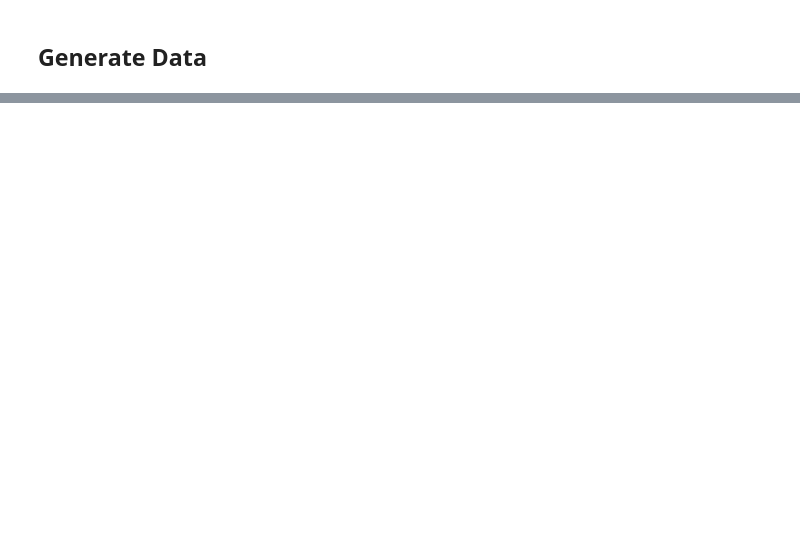
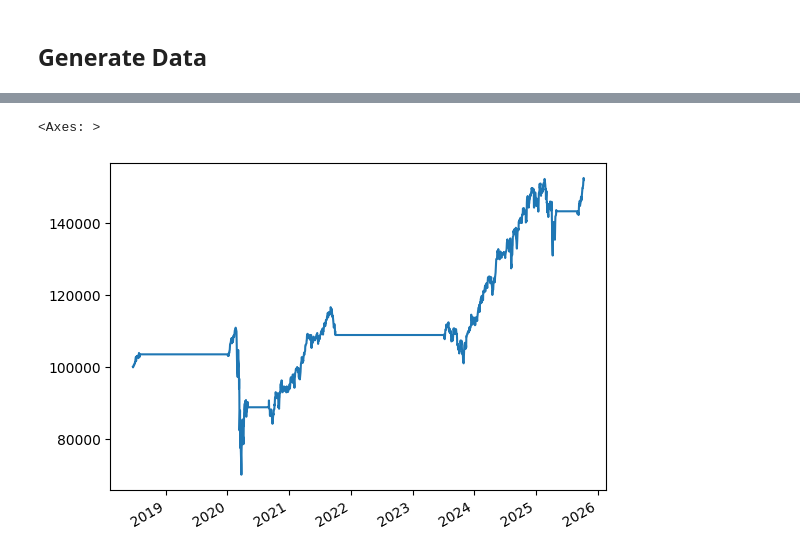
Before and after one commit to humblFINANCE/humblDATA, a Jupyter notebook: notebooks/investos/humbl_channel_simple_backtest.ipynb, the cells around one changed output, grey strips where cells are left out. Drawn from its saved outputs; the diff is of its cells as text; code cells hidden in the pictures; blank space fills up the shorter version.

Commit message:
WIP: simple backtest - added Positioning Logic - can now backtest long/short in certain regimes

```diff
--- a/notebooks/investos/humbl_channel_simple_backtest.ipynb
+++ b/notebooks/investos/humbl_channel_simple_backtest.ipynb
@@ -142,0 +157,34 @@ The autoreload extension is already loaded. To reload it, use:
+# %%
+from humbldata.core.standard_models.portfolio.strategies.regimes import (
+    HumblCompassPositionLogic,
+    HumblCompassPositionSideList,
+)
+from humbldata.portfolio.strategies.humbl_compass_simple_backtest import (
+    HumblCompassSimpleBacktest,
+)
+
+logic = HumblCompassPositionLogic(
+    humblBOOM=HumblCompassPositionSideList(long=["SPY"], short=[]),
+    humblBOUNCE=HumblCompassPositionSideList(long=["XLU","SPY"], short=[]),
+    # humblBLOAT=HumblCompassPositionSideList(long=["GLD","XLP","XLU"], short=["SPY","XLF","IWM"]),
+    # humblBUST=HumblCompassPositionSideList(long=["XLU"], short=["SPY"]),
+)
+strat = HumblCompassSimpleBacktest(
+    actual_returns=actual_returns,
+    compass_metric=compass_metric,
+    humbl_compass_position_logic=logic,
+    allow_shorts=True,
+    target_invested_fraction=1.0,
+    regime_alignment="tradable_asof",
+)
+# %%
+from investos.portfolio.backtest_controller import BacktestController
+
+backtest_controller = BacktestController(
+  strategy=strat,
+  start_date="2018-06-20",
+  end_date="2025-10-10",
+  aum=100000,
+)
+# %%
+result = backtest_controller.generate_positions()
@@ -142,0 +228,5 @@ The autoreload extension is already loaded. To reload it, use:
+# %%
+result.v.plot()
+# %% [output]
+<Axes: >
+[figure, added]
```
Also changed, not shown: parts of 9 cells of this notebook, 2 other files.
